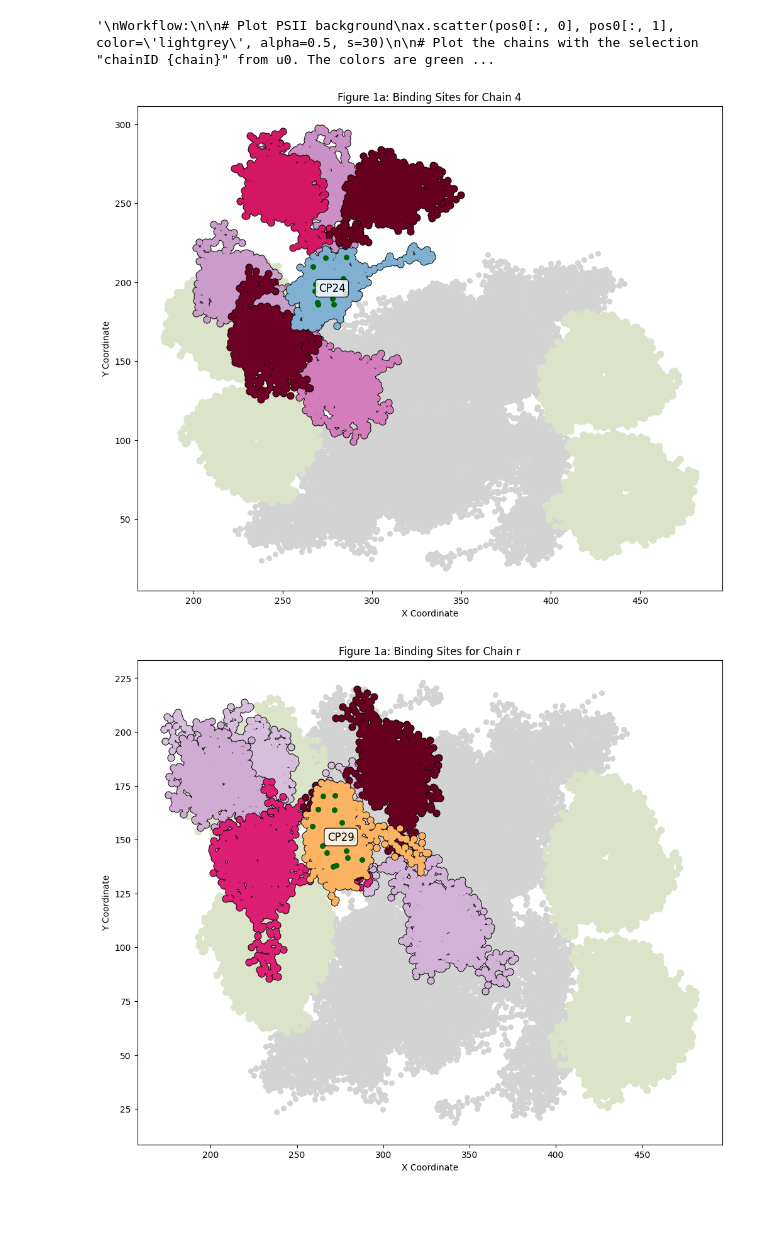
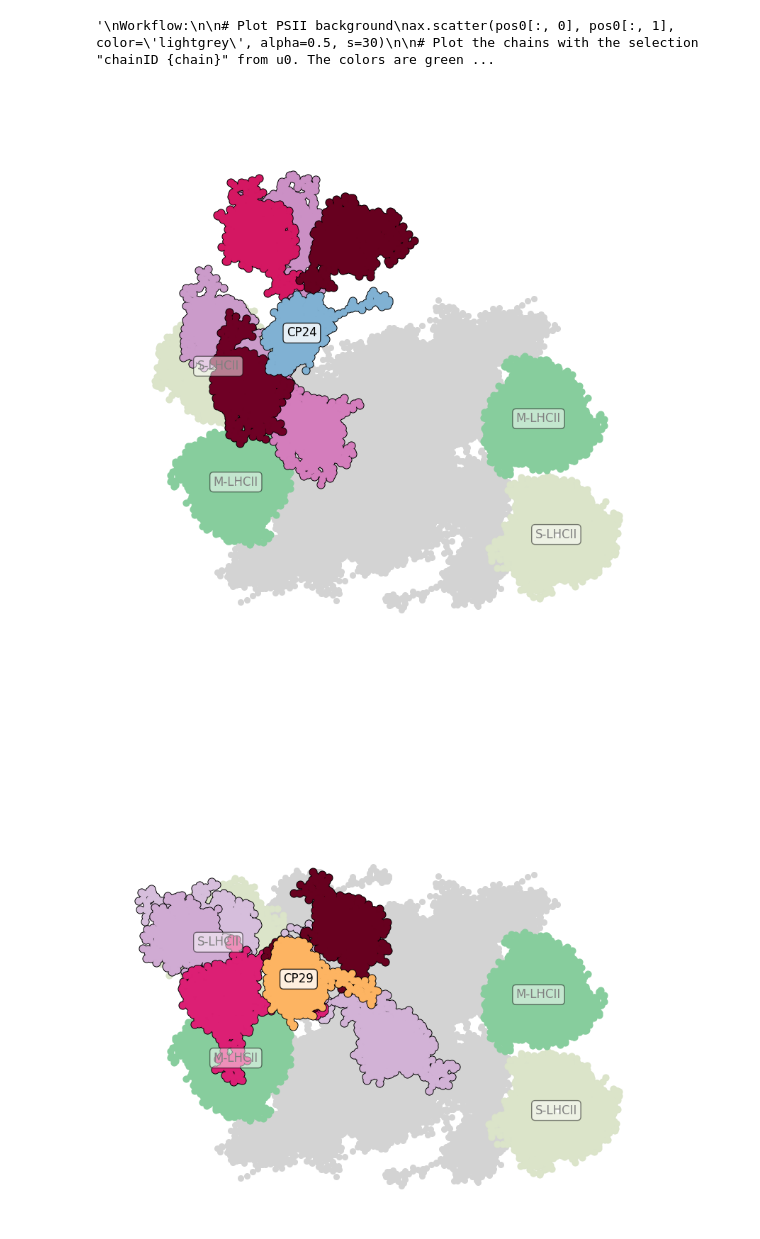
Before and after one commit to rubizarmiento/PsbS_Binding_Site, a Jupyter notebook: 5_psii/generate_inital_configurations.ipynb, the cells around one changed output. Cells and saved outputs as stored; diff of their text form; code cells hidden in the pictures; blank space fills up the shorter version.

Commit message:
Added analysis_psii

```diff
--- a/5_psii/generate_inital_configurations.ipynb
+++ b/5_psii/generate_inital_configurations.ipynb
@@ -629,29 +629,36 @@ ax.scatter(pos0[:, 0], pos0[:, 1], color=green, alpha=0.5, s=30)
 # Create separate figures for each chain
 chains_plot = ["4", "r", "s", "c"]
 chains_sel = ["8", "r", "s", "c"]
+cmap= plt.get_cmap("Set3")
 
-
-cmap= plt.get_cmap("Set3")
-colors = [cmap(0), cmap(1), cmap(2), cmap(3), cmap(4), cmap(5), cmap(6), cmap(7)]
-colors_plot = [cmap(4), colors[5], colors[1], colors[7]]
-labels_plot = ["CP24", "CP29", "CP26", "CP43"]
-lhcii_color = "#DBE4C9"
 for idx, chain in enumerate(chains_plot):
     sel_chain = chains_sel[idx]
     fig, ax = plt.subplots(figsize=(12, 10))
 
     # Plot PSII background
     ax.scatter(pos0[:, 0], pos0[:, 1], color='lightgrey', alpha=1, s=30)
-    # Plot the chains 1 of the u0 with selection "chainID {chain}" in grey
-    lhcii_chains = ["1", "2", "G","N", "Y", "5","6", "3", "7","g", "n", "y"]
-    for lhcii_chain in lhcii_chains:
-        selection = u0.select_atoms(f"chainID {lhcii_chain}")
-        #ax.scatter(selection.positions[:, 0], selection.positions[:, 1], color="black", alpha=1, s=80)
-        ax.scatter(selection.positions[:, 0], selection.positions[:, 1], c=lhcii_color, alpha=1, s=60)
 
+    # Plot LHCII complexes
+    lhcii_sel = [["5", "6", "7"], ["1", "2", "3"], ["g", "y", "n"], ["G", "Y", "N"]]
+    labels_lhcii = ["S-LHCII", "S-LHCII", "M-LHCII", "M-LHCII"]
+    colors_lhcii = ["#DBE4C9", "#DBE4C9", "#87cd9d", "#87cd9d"]
 
+    for chain_idx in range(len(lhcii_sel)):
+        chains = lhcii_sel[chain_idx]
+        color = colors_lhcii[chain_idx]
+        label = labels_lhcii[chain_idx]
+        selection = u0.select_atoms(f"chainID {' '.join(chains)}")
+        #ax.scatter(selection.positions[:, 0], selection.positions[:, 1], color="black", alpha=1, s=60)
+        ax.scatter(selection.positions[:, 0], selection.positions[:, 1], color=color, alpha=1, s=40)
+        # Get center of mass and plot label
+        com = selection.center_of_mass()
+        ax.text(com[0], com[1], label, color='grey', fontsize=12, ha='center', va='center',
+        bbox=dict(boxstyle="round,pad=0.3", facecolor="white", alpha=0.5))
 
-
+    colors = [cmap(0), cmap(1), cmap(2), cmap(3), cmap(4), cmap(5), cmap(6), cmap(7)]
+    colors_plot = [cmap(4), colors[5], colors[1], colors[7]]
+    labels_plot = ["CP24", "CP29", "CP26", "CP43"]
+    lhcii_color = "#DBE4C9"
 
     # Plot the selections "not chainID {chain}" with cmap RdPu using lifetime_ns
     if chain in dict_binding_poses:
@@ -665,7 +672,10 @@ for idx, chain in enumerate(chains_plot):
             norm_lifetime = lifetime_ns / max_lifetime
             color = cmap_rdpu(norm_lifetime)
             ax.scatter(selection.positions[:, 0], selection.positions[:, 1], color="black", alpha=1, s=60)
-            ax.scatter(selection.positions[:, 0], selection.positions[:, 1], color=color, alpha=1, s=40, vmin=0, vmax=5000)
+            ax.scatter(selection.positions[:, 0], selection.positions[:, 1], color=color, alpha=1, s=40)
+            # Add file name as text at the center of mass
+            com = selection.center_of_mass()
+            # ax.text(com[0], com[1], f"{lifetime_ns:.1f} ns", color='black', fontsize=8, ha='center', va='center')
 
     # Plot the chain with selection "chainID {chain}" from u0
     color = colors_plot[idx]
@@ -676,44 +686,50 @@ for idx, chain in enumerate(chains_plot):
     # Get center of mass and plot label
     com = selection.center_of_mass()
     ax.text(com[0], com[1], label, color='black', fontsize=12, ha='center', va='center',
-    bbox=dict( boxstyle="round,pad=0.3", facecolor="white", alpha=0.8))
-
+    bbox=dict(boxstyle="round,pad=0.3", facecolor="white", alpha=0.8))
 
     # Plot the selection "name MG"
-    mg_selection = u0.select_atoms(f"name MG and chainID {sel_chain}")
-    #ax.scatter(mg_selection.positions[:, 0], mg_selection.positions[:, 1], color='grey', alpha=1, s=60)
-    ax.scatter(mg_selection.positions[:, 0], mg_selection.positions[:, 1], color='darkgreen', alpha=1, s=30)
+    #mg_selection = u0.select_atoms(f"name MG and chainID {sel_chain}")
+    #ax.scatter(mg_selection.positions[:, 0], mg_selection.positions[:, 1], color='darkgreen', alpha=1, s=30)
 
     # Set labels and title
-    ax.set_xlabel('X Coordinate')
-    ax.set_ylabel('Y Coordinate')
-    ax.set_title(f'Figure 1a: Binding Sites for Chain {chain}')
+    ax.set_xlabel('X Coordinate', fontsize=16)
+    ax.set_ylabel('Y Coordinate', fontsize=16)
+    #ax.set_title(f'Figure 1a: Binding Sites for Chain {chain}', fontsize=18)
+
     # Add heatmap colorbar for lifetime_ns only for the last plot
-    if chain != chains_plot[-1]:
-        continue
-    else:
+    if chain == chains_plot[-1]:
         # Create a ScalarMappable for the colorbar
         sm = plt.cm.ScalarMappable(cmap=cmap_rdpu, norm=plt.Normalize(vmin=0, vmax=5))
         sm.set_array([])
         cbar = plt.colorbar(sm, ax=ax)
         cbar.set_label('Lifetime (μs)', fontsize=20)
+        cbar.ax.tick_params(labelsize=16)
 
+    # Format axis ticks (convert to nanometers)
     x_ticks = ax.get_xticks()
     x_ticks_nm = [f"{x_tick / 10:.0f}" for x_tick in x_ticks]
     ax.set_xticklabels(x_ticks_nm, fontsize=20)
     y_ticks = ax.get_yticks()
     y_ticks_nm = [f"{y_tick / 10:.0f}" for y_tick in y_ticks]
     ax.set_yticklabels(y_ticks_nm, fontsize=20)
+
     # Set limits
     x_limits = [150, 520]
     y_limits = [0, 350]
     ax.set_xlim(x_limits)
     ax.set_ylim(y_limits)
+
     # Modify aspect ratio
     ax.set_aspect('equal', adjustable='box')
+
     # Save figure
-    #plt.savefig(f"/martini/rubiz/Github/PsbS_Binding_Site/4_pairs/analysis/figures_scripts/figure1a_chain_{chain}.png", dpi=800)
+    output_dir = f"{dir5}/psii_psbs/figures"
+    os.makedirs(output_dir, exist_ok=True)
+    ax.axis('off')
+    plt.savefig(f"{output_dir}/figure1a_chain_{chain}.png", dpi=600, bbox_inches='tight')
+    plt.savefig(f"{output_dir}/figure1a_chain_{chain}.pdf", bbox_inches='tight')
     plt.show()
 # %% [output]
-[figure, old version]
+[figure, new version]
-[figure, old version]
+[figure, new version]
```
Also changed, not shown: parts of 7 cells of this notebook, 5 other files.
